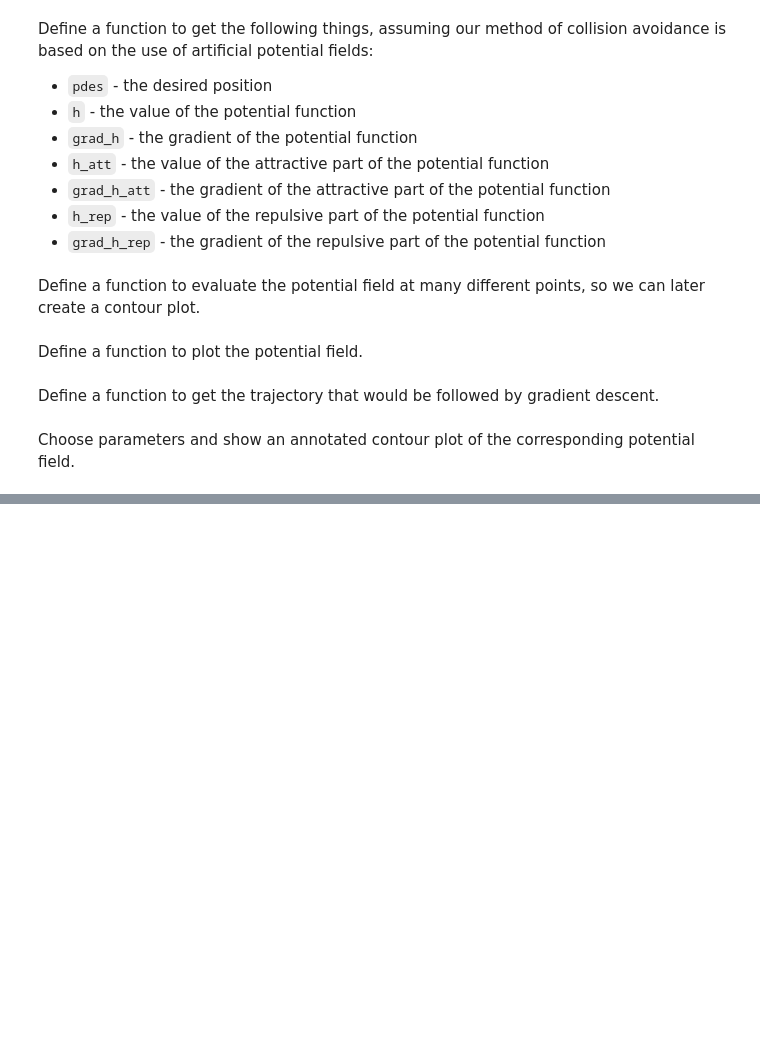
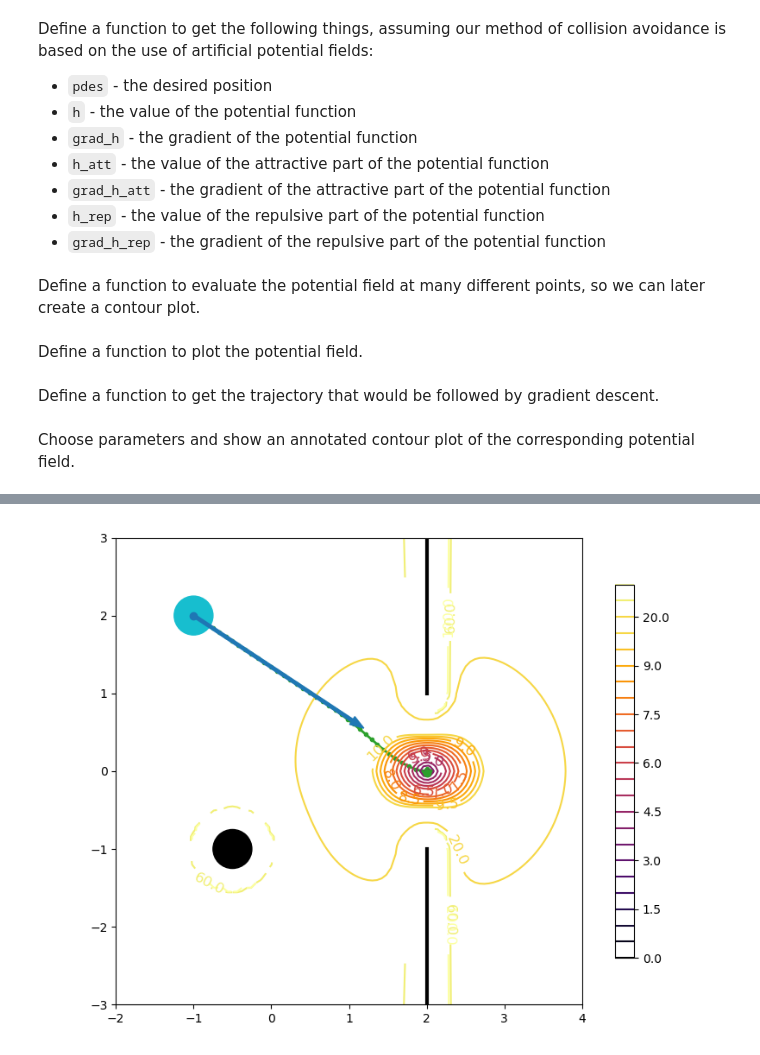
Before and after one commit to tbretl/ae353-sp25, a Jupyter notebook: examples/20250425/VisualizePotentialFunction.ipynb, the cells around one changed output, grey strips where cells are left out. Cells and saved outputs as stored; diff of their text form; code cells hidden in the pictures; blank space fills up the shorter version.

Commit message:
update examples

```diff
--- a/examples/20250425/VisualizePotentialFunction.ipynb
+++ b/examples/20250425/VisualizePotentialFunction.ipynb
@@ -290,0 +281,42 @@ fig.tight_layout()
+# %%
+# Position of drone
+phat = np.array([-1., 2., 1.])
+
+# Position and direction of next ring
+pos_ring = np.array([2., 0., 1.])
+dir_ring = np.array([1., 0., 0.])
+
+# Position of other drones
+# - Example: no other drones
+pos_others = []
+# - Example: one other drone
+pos_others = [np.array([-0.5, -1., 1.])]
+
+# Parameters
+k_att=10.
+k_rep=1.
+k_des=0.25
+emax_func = 1.00   # <-- used only when getting the potential field
+emax_traj = 0.10   # <-- used only when getting the trajectory (for the purpose of illustration)
+
+# Physical constants
+r_ring = 1.
+r_drone = 0.25
+
+# Resolution with which to sample the potential field
+n = 101
+x_lim = [-2., 4.]
+y_lim = [-3., 3.]
+
+# Evaluate potential field at many different points
+X, Y, H = evaluate_potential_field(x_lim, y_lim, n, pos_ring, dir_ring, pos_others, k_att, k_rep, k_des, r_ring, r_drone, emax_func)
+
+# Show an annotated contour plot of the potential field
+fig, ax = plot_potential_field(X, Y, H, x_lim, y_lim, phat, pos_ring, dir_ring, pos_others, k_att, k_rep, k_des, r_ring, r_drone, emax_func)
+
+# Show trajectory that would be followed by gradient descent
+p = get_trajectory(x_lim, y_lim, phat, pos_ring, dir_ring, pos_others, k_att, k_rep, k_des, r_ring, r_drone, emax_traj)
+ax.plot(p[:, 0], p[:, 1], '.-', color='C2', linewidth=2, zorder=0)
+ax.plot(p[-1, 0], p[-1, 1], '.', color='C2', markersize=12)
+fig.tight_layout()
+# %% [output]
@@ -290,0 +324 @@ fig.tight_layout()
+[figure, added]
```
Also changed, not shown: parts of 7 cells of this notebook, 1 other file.
